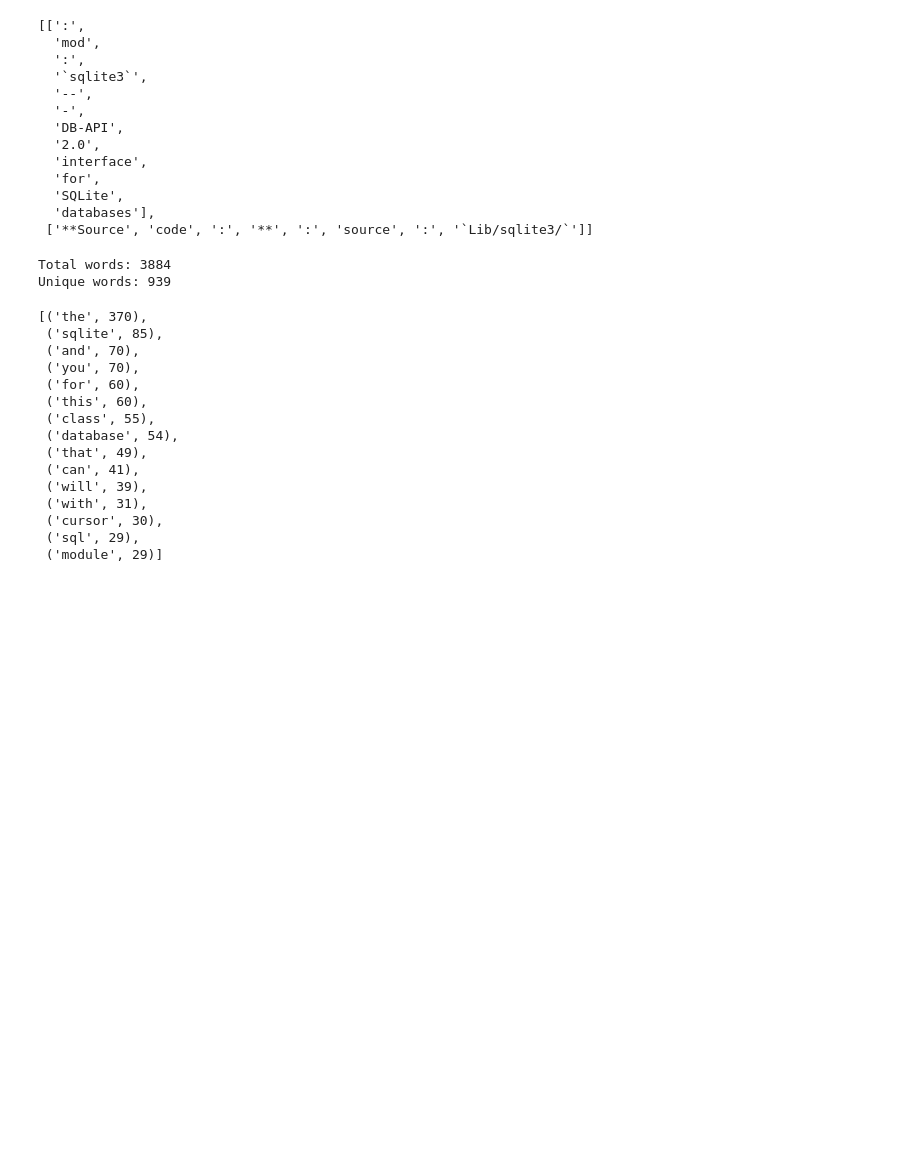
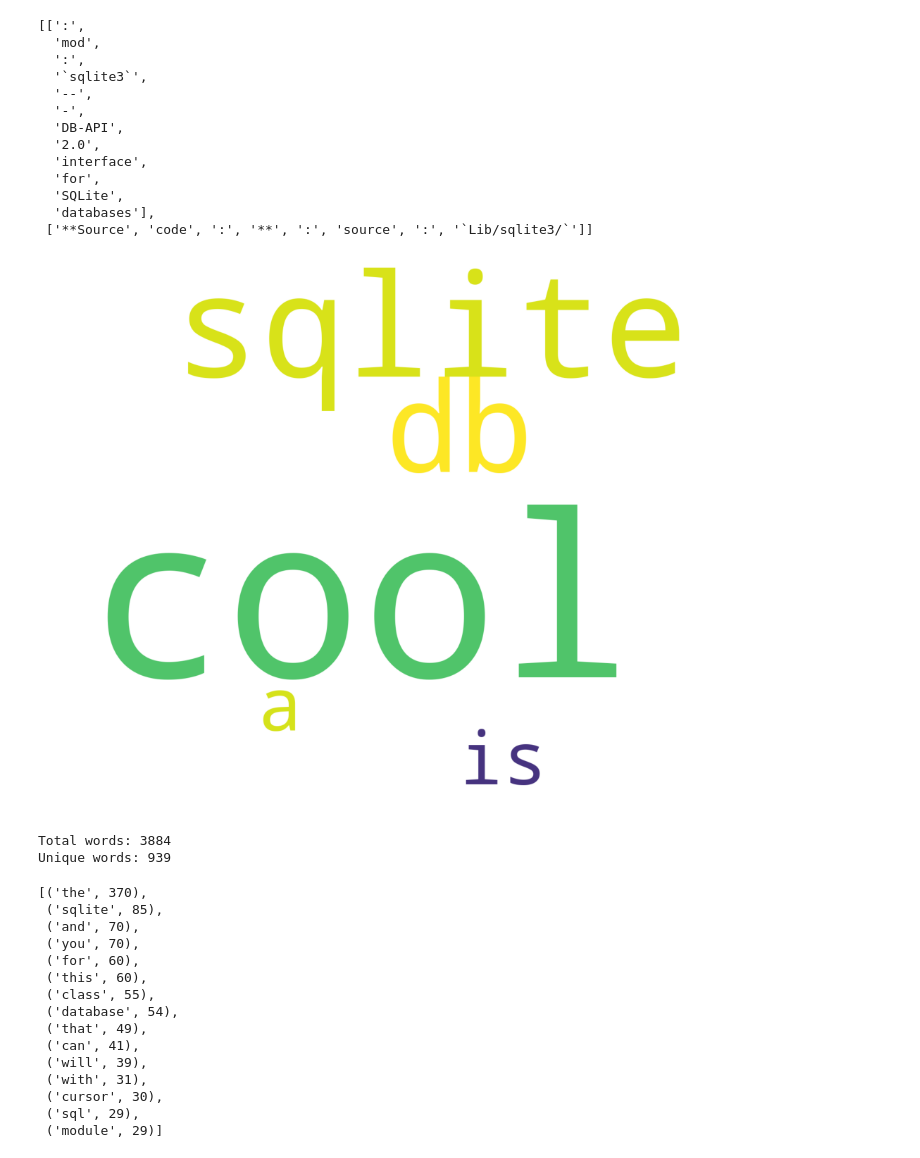
Before and after one commit to G0erman/sqlite3-notes, a Jupyter notebook: nlp.ipynb, the cells around one changed output. Saved outputs shown, nothing was run; the diff lists cells and outputs as text; code cells hidden in the pictures; blank space fills up the shorter version.

Commit message:
Add custom wordcloud

```diff
--- a/nlp.ipynb
+++ b/nlp.ipynb
@@ -117,24 +120,50 @@ all_text[:2]
   'databases'],
  ['**Source', 'code', ':', '**', ':', 'source', ':', '`Lib/sqlite3/`']]
 # %%
+# Utils
+
 def clean_word(x):
   """Delete not alphabetic caracteres."""
   word = re.sub(r'\W+', r' ', x.lower()).strip()
   word = re.sub(r'\d+', r' ', word).strip()
   #print(word)
   if (not word) or (len(word) < 3):
     return None
   else:
     return word
 
 def test_clean_word():
   assert(clean_word(':') == None)
   assert(clean_word('Interface') == 'interface')
   assert(clean_word('DB-API') == 'db api')
   assert(clean_word('5') == None)
   assert(clean_word(' ti') == None)
 
 test_clean_word()
+
+##############################################################
+
+def print_wordcloud(x):
+  """Prints a default wordcloud.
+
+  Args:
+    x: dictionary of words
+  """
+  W = WordCloud(
+      width = 1800,
+      height = 1400,
+      mode = 'RGBA',
+      background_color = 'white',
+      max_words = 2800
+  ).fit_words(x)
+
+  plt.figure(figsize=(18,15))
+  plt.imshow(W)
+  plt.axis('off')
+
+print_wordcloud({'sqlite':8, 'is':1, 'a':1, 'cool':31, 'db':6})
+# %% [output]
+[figure, added]
 # %%
 all_txt_clean = [clean_word(word) for sentence in all_text for word in sentence]
 all_txt_clean = [word for word in all_txt_clean if word]
```
Also changed, not shown: parts of 6 cells of this notebook.
